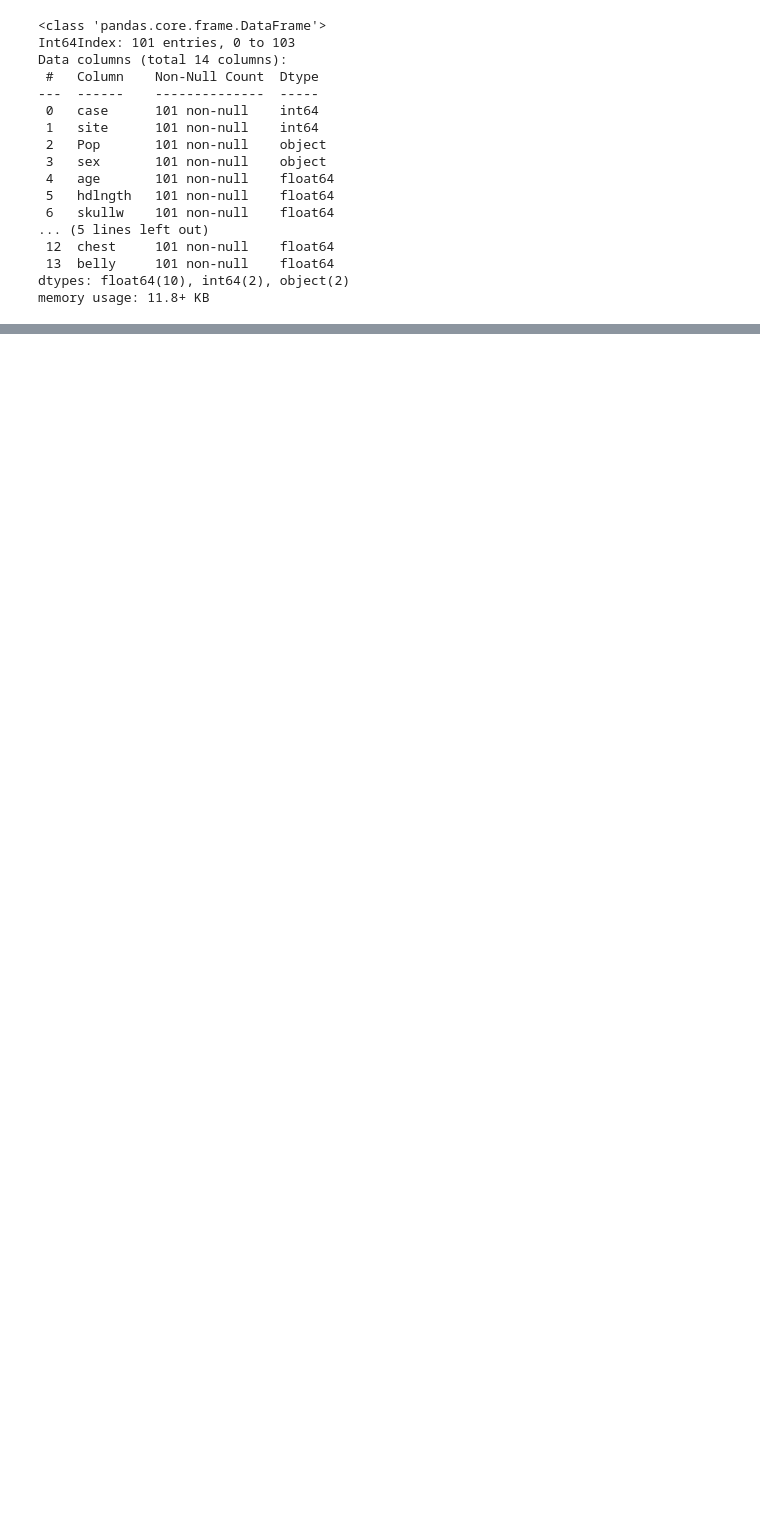
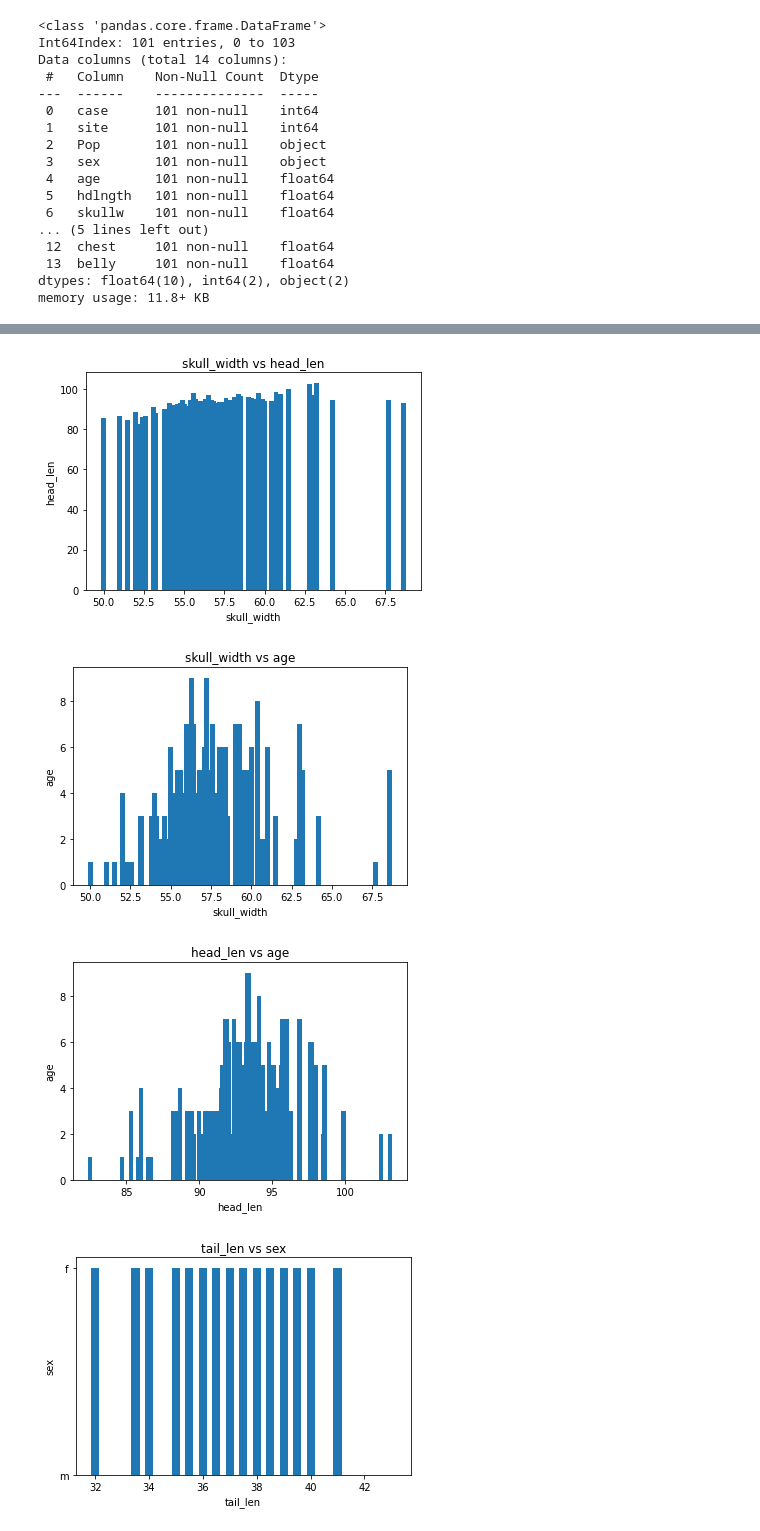
Before and after one commit to dhairyagupta2603/DAC_task1_regression, a Jupyter notebook: notebooks/data_cleaning.ipynb, the cells around one changed output, grey strips where cells are left out. Cells and saved outputs as stored; diff of their text form; code cells hidden in the pictures; blank space fills up the shorter version.

```diff
--- a/notebooks/data_cleaning.ipynb
+++ b/notebooks/data_cleaning.ipynb
@@ -48,3 +50,8 @@ Data columns (total 14 columns):
  13  belly     101 non-null    float64
 dtypes: float64(10), int64(2), object(2)
 memory usage: 11.8+ KB
+# %%
+# check for unique values
+df1['case'].nunique()
+df1.drop(columns=['case'], axis=1, inplace=True)
+df1.info()
@@ -50,0 +79,8 @@ memory usage: 11.8+ KB
+# %%
+# renaming columns
+renames = {'Pop': 'population', 'hdlngth': 'head_len', 'skullw': 'skull_width', 'totlngth': 'total_len', 'taill': 'tail_len', 'footlgth': 'foot_len', 'earconch': 'ear_conch_len', 'chest': 'chest_girth', 'belly': 'belly_girth'}
+
+for col in renames:
+    df1.rename({col:renames[col]}, axis=1, inplace=True)
+
+df1.info()
@@ -50,0 +127,25 @@ memory usage: 11.8+ KB
+# %%
+def plot_bar_graph(x: str, y: str)->None:
+    plt.bar(df1[x], df1[y], width=0.3)
+    plt.xlabel(x)
+    plt.ylabel(y)
+    plt.title(x + ' vs ' + y)
+    plt.show()
+# %%
+# plot skull_width (x) vs head_len (y)
+plot_bar_graph('skull_width', 'head_len')
+# plot skull_width (x) vs age (y)
+plot_bar_graph('skull_width', 'age')
+# plot head_len (x) vs age (y)
+plot_bar_graph('head_len', 'age')
+# plot tail_len (x) vs sex (y)
+plot_bar_graph('tail_len', 'sex')
+# plot chest_girth (x) vs sex (y)
+plot_bar_graph('chest_girth', 'sex')
+# plot belly_girth (x) vs sex (y)
+plot_bar_graph('belly_girth', 'sex')
+# %% [output]
+[figure, added]
+[figure, added]
+[figure, added]
+[figure, added]
```
Also changed, not shown: parts of 10 cells of this notebook, 1 other file.
